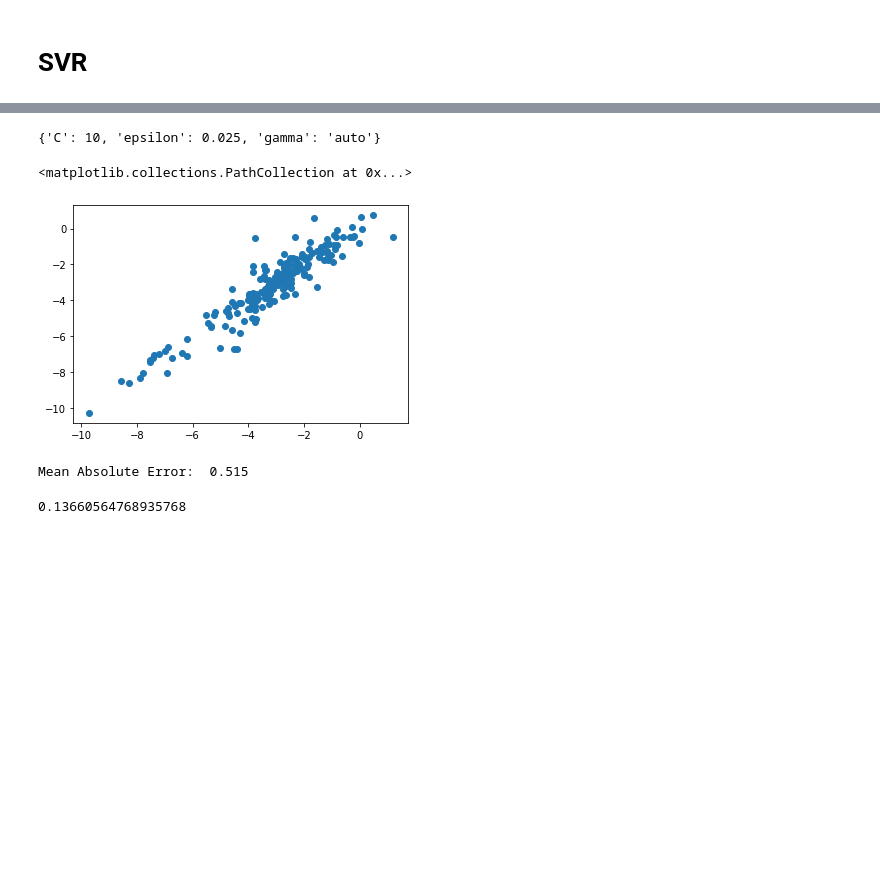
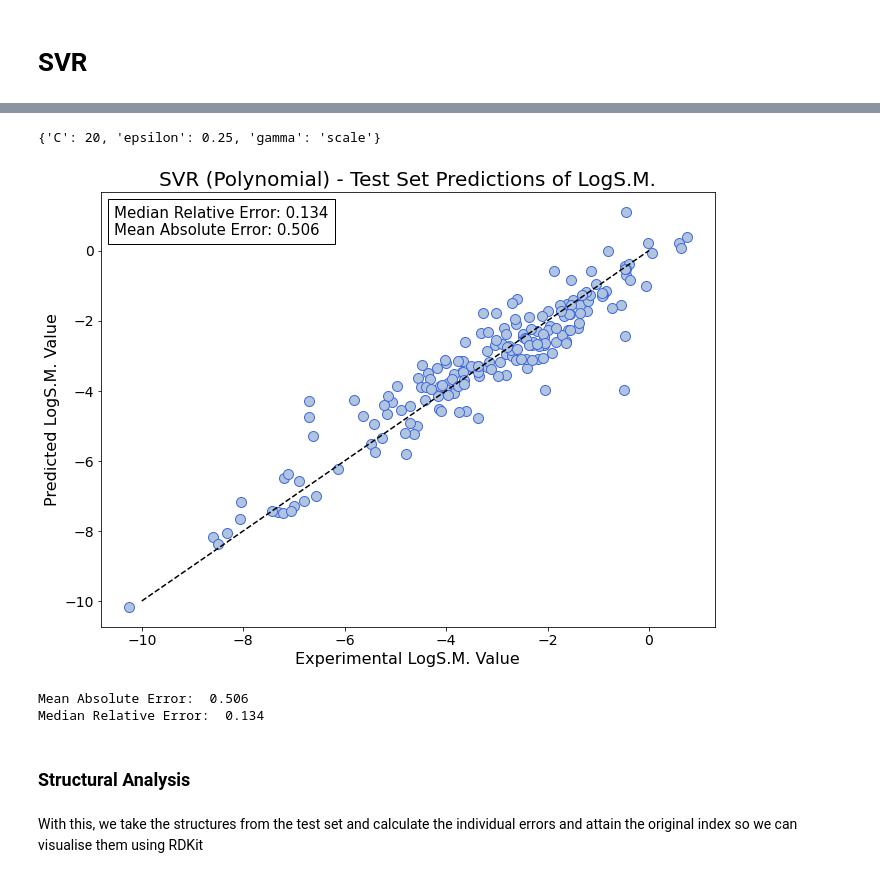
Before and after one commit to samgeoesp/hackathon_ai4sd, a Jupyter notebook: task1/task_1_group_3_pca.ipynb, the cells around one changed output, grey strips where cells are left out. Saved outputs shown, nothing was run; the diff lists cells and outputs as text; code cells hidden in the pictures; blank space fills up the shorter version.

```diff
--- a/task1/task_1_group_3_pca.ipynb
+++ b/task1/task_1_group_3_pca.ipynb
@@ -103,0 +108,4 @@ X_train, X_test = s_train, s_test
+# %%
+pca = PCA(n_components=40)
+X_train = pca.fit_transform(X_train)
+X_test = pca.transform(X_test)
@@ -155,25 +187,48 @@ Wall time: 6min 12s
 # %%
 print(svr_grid.best_params_)
 # %% [output]
-{'C': 10, 'epsilon': 0.025, 'gamma': 'auto'}
+{'C': 20, 'epsilon': 0.25, 'gamma': 'scale'}
 # %%
 # Use the tuned hyperparameters
-svr_model = SVR(kernel='rbf', C=10, gamma='auto', epsilon=0.025)
+svr_model = SVR(kernel='rbf', C=20, gamma='scale', epsilon=0.25)
 fit_model = svr_model.fit(X_train, y_train)
 y_pred = fit_model.predict(X_test)
 # %%
-plt.scatter(y_pred, y_test)
+x_line = -10
+y_line = 0
+fig, ax = plt.subplots(1,1, figsize=(11,8))
+ax.scatter(y_test, y_pred, color='lightsteelblue', edgecolor='royalblue', s=100)
+ax.set_title('SVR (Polynomial) - Test Set Predictions of LogS.M.', fontsize=20)
+ax.set_xlabel('Experimental LogS.M. Value', fontsize=16)
+ax.set_ylabel('Predicted LogS.M. Value', fontsize=16)
+ax.tick_params(axis='both', which='major', labelsize=14)
+
+# Calculate Errors
+rel_error = abs((y_test - y_pred.ravel())/y_test)
+MedRE = round(np.median(rel_error), 3)
+
+mae = round(mean_absolute_error(y_pred, y_test),3)
+
+# Plot Errors
+text = 'Median Relative Error: '+ str(MedRE)+'\nMean Absolute Error: '+str(mae)
+at = AnchoredText(text, loc='upper left', prop=dict(size=15), frameon=True)
+ax.add_artist(at)
+
+ax.plot([x_line, y_line], [x_line, y_line], linestyle='--', color='black')
+plt.show()
 # %% [output]
-<matplotlib.collections.PathCollection at 0x...>
-[figure, old version]
+[figure, new version]
-# %%
-mae = round(mean_absolute_error(y_pred, y_test),3)
-print('Mean Absolute Error: ', mae)
-# %% [output]
-Mean Absolute Error:  0.515
 # %%
+mae = round(mean_absolute_error(y_pred, y_test),3)
+print('Mean Absolute Error: ', mae)
+
 rel_error = abs((y_test - y_pred.ravel())/y_test)
-MedRE = np.median(rel_error)
-print(MedRE)
+MedRE = round(np.median(rel_error), 3)
+print('Median Relative Error: ', MedRE)
 # %% [output]
-0.13660564768935768
+Mean Absolute Error:  0.506
+Median Relative Error:  0.134
+# %% [markdown]
+### Structural Analysis
+# %% [markdown]
+With this, we take the structures from the test set and calculate the individual errors and attain the original index so we can visualise them using RDKit
```
Also changed, not shown: parts of 17 cells of this notebook.
